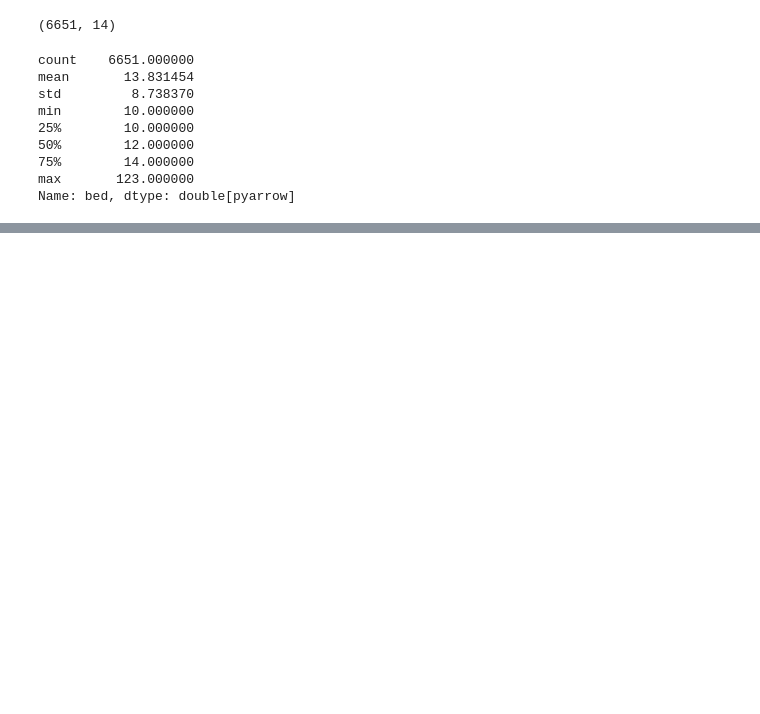
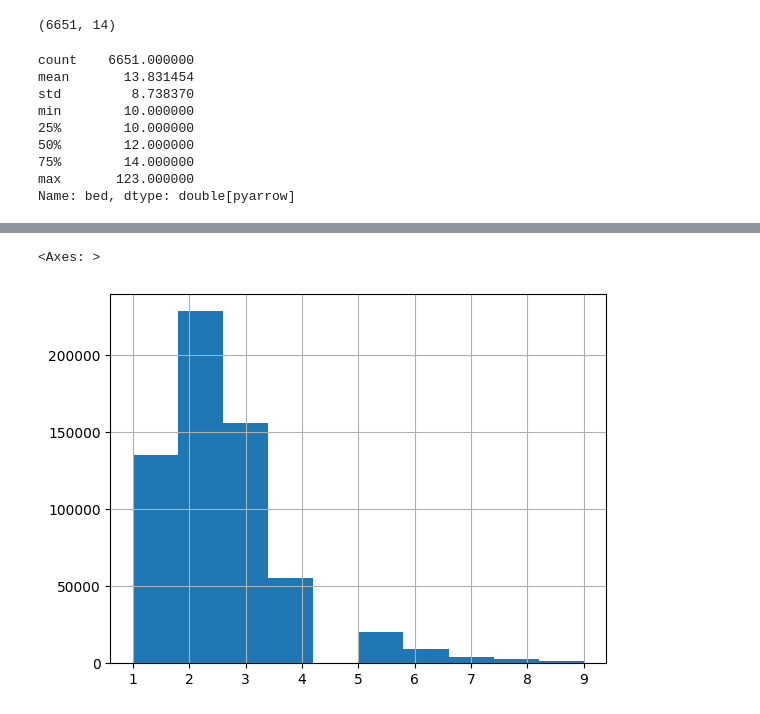
Before and after one commit to pythonpanama/pylearn-data-101, a Jupyter notebook: notebooks/PyLearn Data Course.ipynb, the cells around one changed output, grey strips where cells are left out. Saved outputs shown, nothing was run; the diff lists cells and outputs as text; code cells hidden in the pictures; blank space fills up the shorter version.

```diff
--- a/notebooks/PyLearn Data Course.ipynb
+++ b/notebooks/PyLearn Data Course.ipynb
@@ -192,0 +225,4 @@ Name: bed, dtype: double[pyarrow]
+# %%
+baths = df.loc[df['bath'] >= outliers]
+
+print(baths.shape)
@@ -192,0 +243,7 @@ Name: bed, dtype: double[pyarrow]
+# %%
+df = df.drop(baths.index)
+# %%
+df['bath'].hist(bins=10)
+# %% [output]
+<Axes: >
+[figure, added]
```
Also changed, not shown: parts of 7 cells of this notebook.
